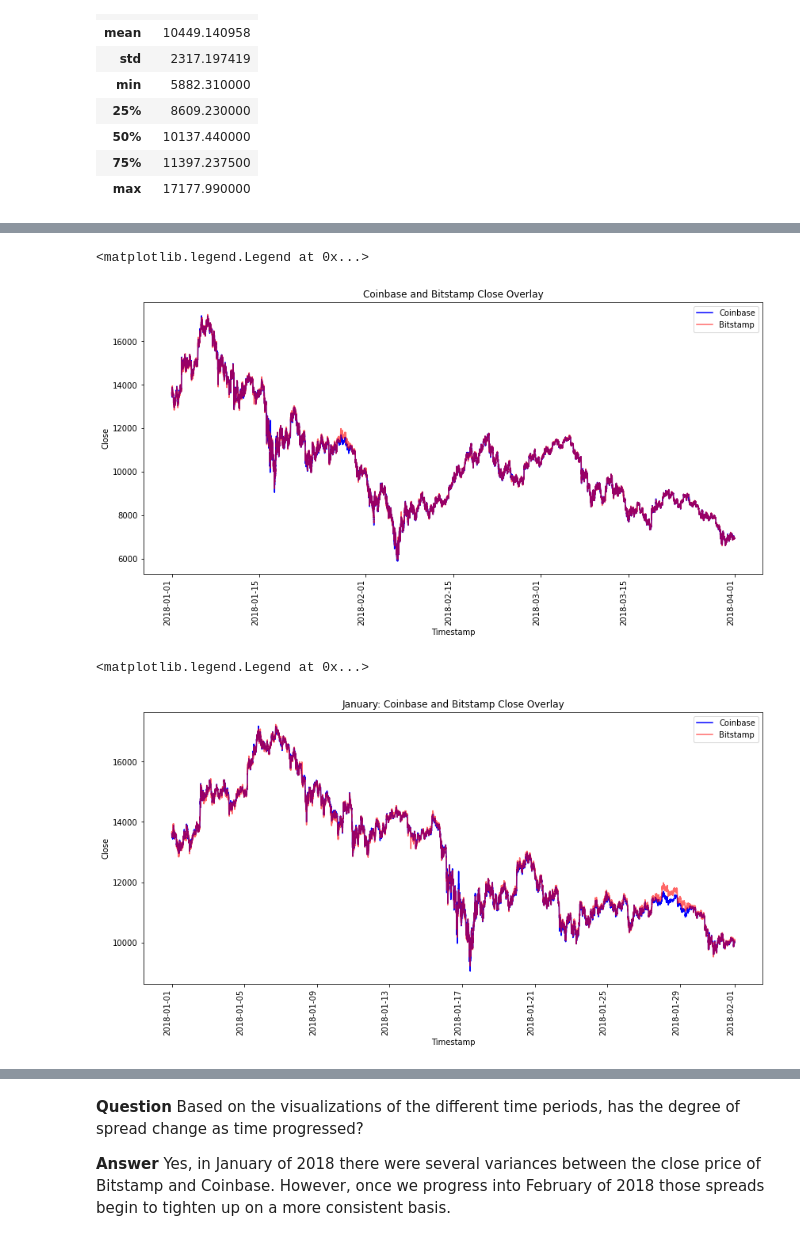
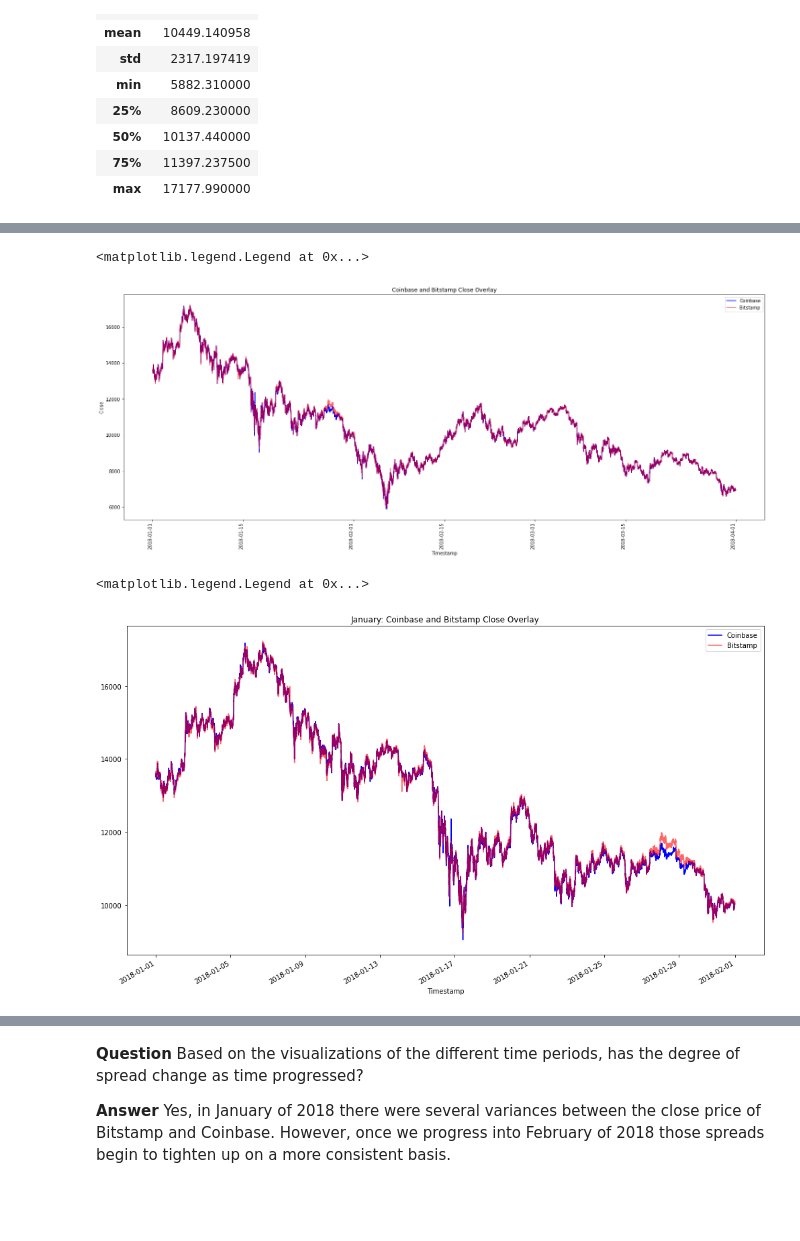
Before and after one commit to scottslusher/Crypto-Arbitrage, a Jupyter notebook: Starter_Code/Starter_Code/crypto_arbitrage.ipynb, the cells around one changed output, grey strips where cells are left out. Cells and saved outputs as stored; diff of their text form; code cells hidden in the pictures; blank space fills up the shorter version.

```diff
--- a/Starter_Code/Starter_Code/crypto_arbitrage.ipynb
+++ b/Starter_Code/Starter_Code/crypto_arbitrage.ipynb
@@ -283,21 +283,24 @@ coinbase_sliced.plot(figsize=(14,7), title="Coinbase Close", rot=90, color="blue
 # %%
 # Overlay the visualizations for the bitstamp and coinbase DataFrames in one plot
 # The plot should visualize the prices over the full lenth of the dataset
 # Be sure to include the parameters: legend, figure size, title, and color and label
-coinbase_sliced['Close'].plot(figsize=(14,7), rot=90, color="blue")
-bitstamp_sliced['Close'].plot(figsize=(14,7), title="Coinbase and Bitstamp Close Overlay", rot=90, color="red", ylabel="Close", alpha=0.6).legend(["Coinbase", "Bitstamp"])
+coinbase_sliced['Close'].plot(figsize=(25,10), rot=90, color="blue")
+bitstamp_sliced['Close'].plot(figsize=(25,10), title="Coinbase and Bitstamp Close Overlay", rot=90, color="red", ylabel="Close", alpha=0.6).legend(["Coinbase", "Bitstamp"])
 # %% [output]
 <matplotlib.legend.Legend at 0x...>
-[figure, old version]
+[figure, new version]
 # %%
 # Using the loc and plot functions, create an overlay plot that visualizes
 # the price action of both DataFrames for a one month period early in the dataset
 # Be sure to include the parameters: legend, figure size, title, and color and label
-coinbase_sliced['Close'].loc['2018-01-01':'2018-01-31'].plot(figsize=(14,7), rot=90, color="blue")
-bitstamp_sliced['Close'].loc['2018-01-01':'2018-01-31'].plot(figsize=(14,7), title="January: Coinbase and Bitstamp Close Overlay", rot=90, color="red", ylabel="Close", alpha=0.6).legend(["Coinbase", "Bitstamp"])
+
+
+ax = coinbase_sliced['Close'].loc['2018-01-01':'2018-01-31'].plot(figsize=(17,10), rot=90, color="blue", title="January: Coinbase and Bitstamp Close Overlay")
+bitstamp_sliced['Close'].loc['2018-01-01':'2018-01-31'].plot(ax=ax, color="red", alpha=0.6)
+ax.legend(['Coinbase', 'Bitstamp'])
 # %% [output]
 <matplotlib.legend.Legend at 0x...>
-[figure, old version]
+[figure, new version]
 # %%
 # Using the loc and plot functions, create an overlay plot that visualizes
 # the price action of both DataFrames for a one month period later in the dataset
```
Also changed, not shown: parts of 12 cells of this notebook.
